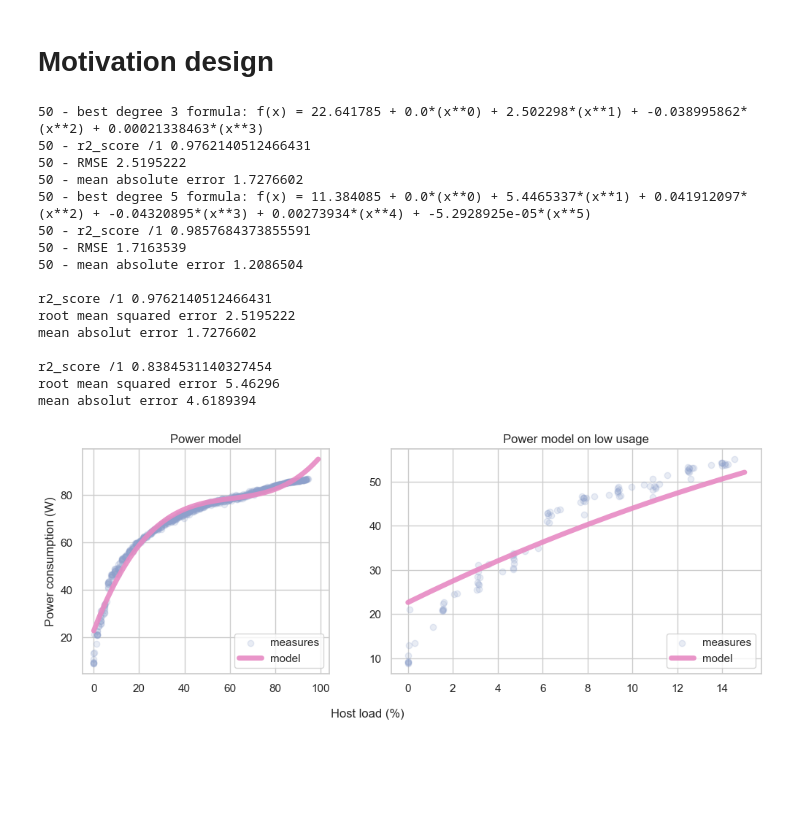
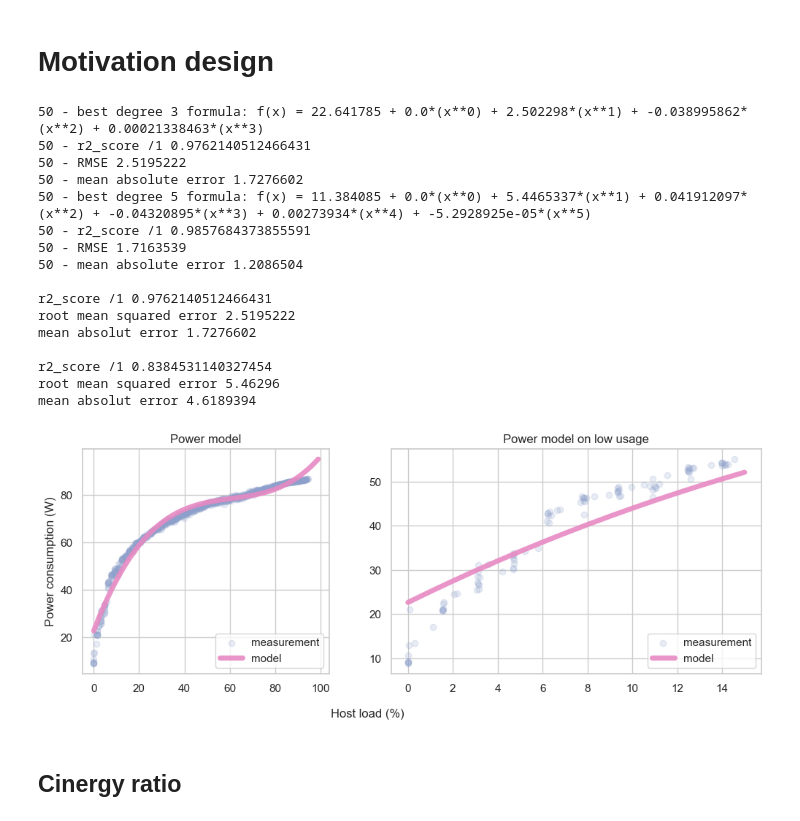
Before and after one commit to jacquetpi/cinergy-models, a Jupyter notebook: notebooks/paper-figures.ipynb, the cells around one changed output. Cells and saved outputs as stored; diff of their text form; code cells hidden in the pictures; blank space fills up the shorter version.

```diff
--- a/notebooks/paper-figures.ipynb
+++ b/notebooks/paper-figures.ipynb
@@ -427,7 +389,7 @@ model_with = compute_models(training_dict=training_dict, exclude_beyond=20, verb
 colors = sns.color_palette("Set2", 8)
 fig, (ax1, ax2) = plt.subplots(1,2, figsize=(12, 4),  gridspec_kw={'width_ratios': [2, 3]})
 
-ax1.scatter(training_dict['50']['cpu%_package-global'], training_dict['50']['package-global-watt'], color=colors[2], label='measures', alpha=0.2)
+ax1.scatter(training_dict['50']['cpu%_package-global'], training_dict['50']['package-global-watt'], color=colors[2], label='measurement', alpha=0.2)
 ax1.plot(range(100), [estimate_from_model(model_without['50'], x, include_static=True) for x in range(100)], color=colors[3], label='model', alpha=0.9, linewidth=5.0)
 ax1.title.set_text('Power model')
 ax1.set_ylabel('Power consumption (W)')
@@ -440,36 +402,38 @@ print('root mean squared error', root_mean_squared_error(indicator['package-glob
 print('mean absolut error', mean_absolute_error(indicator['package-global-watt'], [estimate_from_model(model_without['50'], x, include_static=True) for x in indicator['cpu%_package-global']]))
 
 zoom = training_dict['50'].loc[training_dict['50']['cpu%_package-global'] <= 15 ]
-ax2.scatter(zoom['cpu%_package-global'], zoom['package-global-watt'], color=colors[2], label='measures', alpha=0.2)
+ax2.scatter(zoom['cpu%_package-global'], zoom['package-global-watt'], color=colors[2], label='measurement', alpha=0.2)
 ax2.plot(range(15+1), [estimate_from_model(model_without['50'], x, include_static=True) for x in range(15+1)], color=colors[3], label='model', alpha=0.9, linewidth=5.0)
 
 indicator = zoom.dropna()
 print('')
 print('r2_score /1', r2_score(indicator['package-global-watt'], [estimate_from_model(model_without['50'], x, include_static=True) for x in indicator['cpu%_package-global']]))
 print('root mean squared error', root_mean_squared_error(indicator['package-global-watt'], [estimate_from_model(model_without['50'], x, include_static=True) for x in indicator['cpu%_package-global']]))
 print('mean absolut error', mean_absolute_error(indicator['package-global-watt'], [estimate_from_model(model_without['50'], x, include_static=True) for x in indicator['cpu%_package-global']]))
 
 ax2.title.set_text('Power model on low usage')
 ax2.legend(loc="lower right")
 
 fig.text(0.45,-0.04, 'Host load (%)', ha='center')
 plt.gcf().savefig('figures/design.pdf', bbox_inches='tight')
 plt.show()
 # %% [output]
 50 - best degree 3 formula: f(x) = 22.641785 + 0.0*(x**0) + 2.502298*(x**1) + -0.038995862*(x**2) + 0.00021338463*(x**3)
 50 - r2_score /1 0.9762140512466431
 50 - RMSE 2.5195222
 50 - mean absolute error 1.7276602
 50 - best degree 5 formula: f(x) = 11.384085 + 0.0*(x**0) + 5.4465337*(x**1) + 0.041912097*(x**2) + -0.04320895*(x**3) + 0.00273934*(x**4) + -5.2928925e-05*(x**5)
 50 - r2_score /1 0.9857684373855591
 50 - RMSE 1.7163539
 50 - mean absolute error 1.2086504
 
 r2_score /1 0.9762140512466431
 root mean squared error 2.5195222
 mean absolut error 1.7276602
 
 r2_score /1 0.8384531140327454
 root mean squared error 5.46296
 mean absolut error 4.6189394
-[figure, old version]
+[figure, new version]
+# %% [markdown]
+## Cinergy ratio
```
Also changed, not shown: parts of 8 cells of this notebook, 1 other file.
